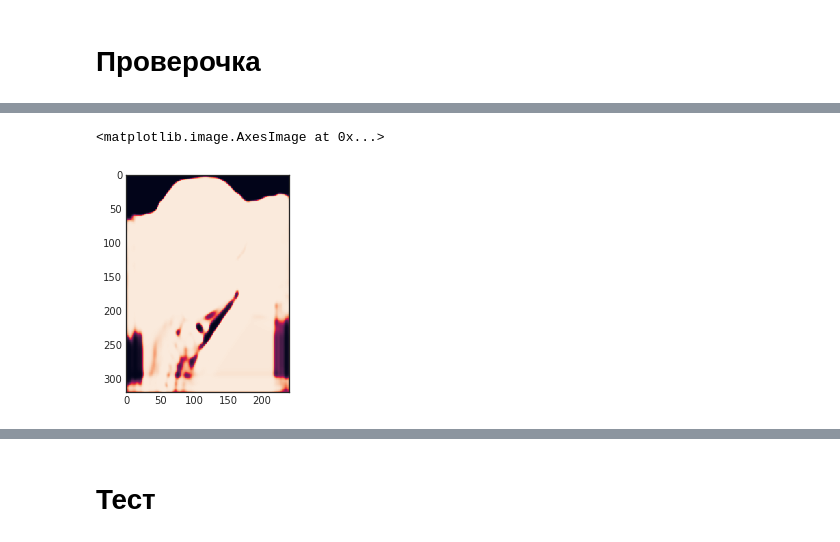
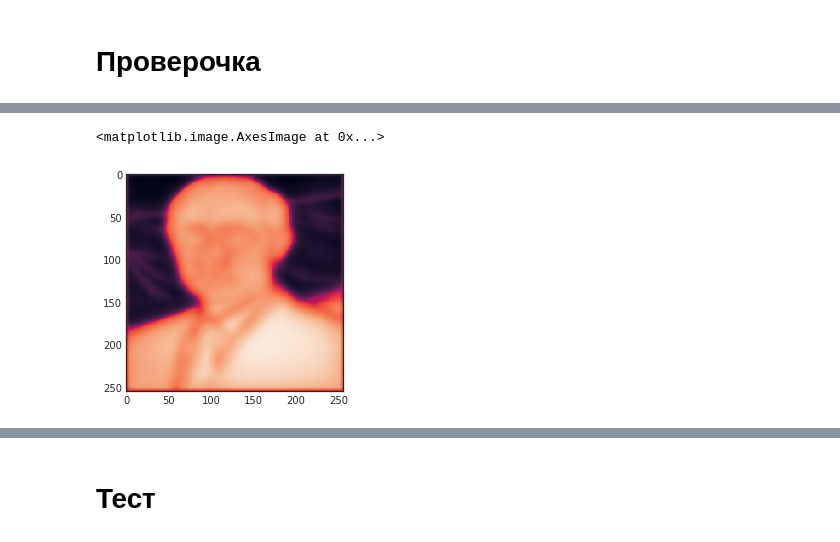
Before and after one commit to kaichoulyc/people-segment, a Jupyter notebook: people segment.ipynb, the cells around one changed output, grey strips where cells are left out. Saved outputs shown, nothing was run; the diff lists cells and outputs as text; code cells hidden in the pictures.

```diff
--- a/people segment.ipynb
+++ b/people segment.ipynb
@@ -38,7 +39,7 @@ from albumentations import (
     IAASharpen, IAAEmboss, RandomContrast, RandomBrightness, Flip, OneOf, Compose
 )
 # %%
-work_path = "/home/kaichou/ssd/pa_segface"
+work_path = "/media/kaichou/SAMSUNG/hackathon/pa_segface"
 # %%
 train_img_path = work_path + "/train"
 train_mask_path = work_path + "/train_mask"
@@ -558,6 +570,7 @@ test1 = test1.float()
 test1 = test1.cuda()
 # %%
 pred_msk = model(test1)
+pred_msk2 = model(test1)
 # %%
 pred_msk = torch.sigmoid(pred_msk)
 # %%
@@ -567,3 +580,9 @@ pred_msk = chw_to_hwc(pred_msk[0].detach().numpy())
+# %%
+pred_msk = chw_to_hwc(pred_msk[0].detach().numpy())
+pred_msk = downsample(np.squeeze(pred_msk))
+pred_msk = remove_small_holes(remove_small_objects(pred_msk > threshold))
+pred_msk2 = pred_msk2.cpu()
+pred_msk2 = chw_to_hwc(pred_msk2[0].detach().numpy())
 # %%
 plt.imshow(np.squeeze(pred_msk))
 # %% [output]
@@ -574,8 +591,8 @@ pred_msk = downsample(np.squeeze(pred_msk))
 # %%
-plt.imshow(pred_msk)
+plt.imshow(np.squeeze(pred_msk2))
 # %% [output]
 <matplotlib.image.AxesImage at 0x...>
-[figure, old version]
+[figure, new version]
 # %%
 pred_msk[pred_msk > 0.65] = 1
 pred_msk[pred_msk <= 0.65] = 0
```
Also changed, not shown: parts of 17 cells of this notebook.
